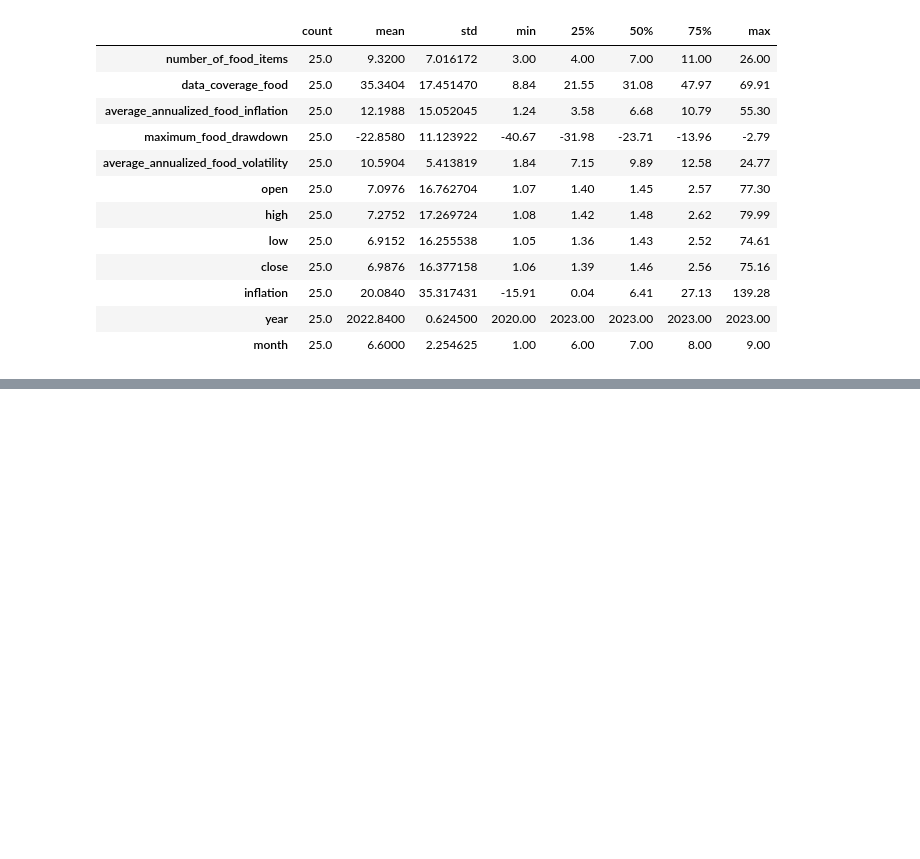
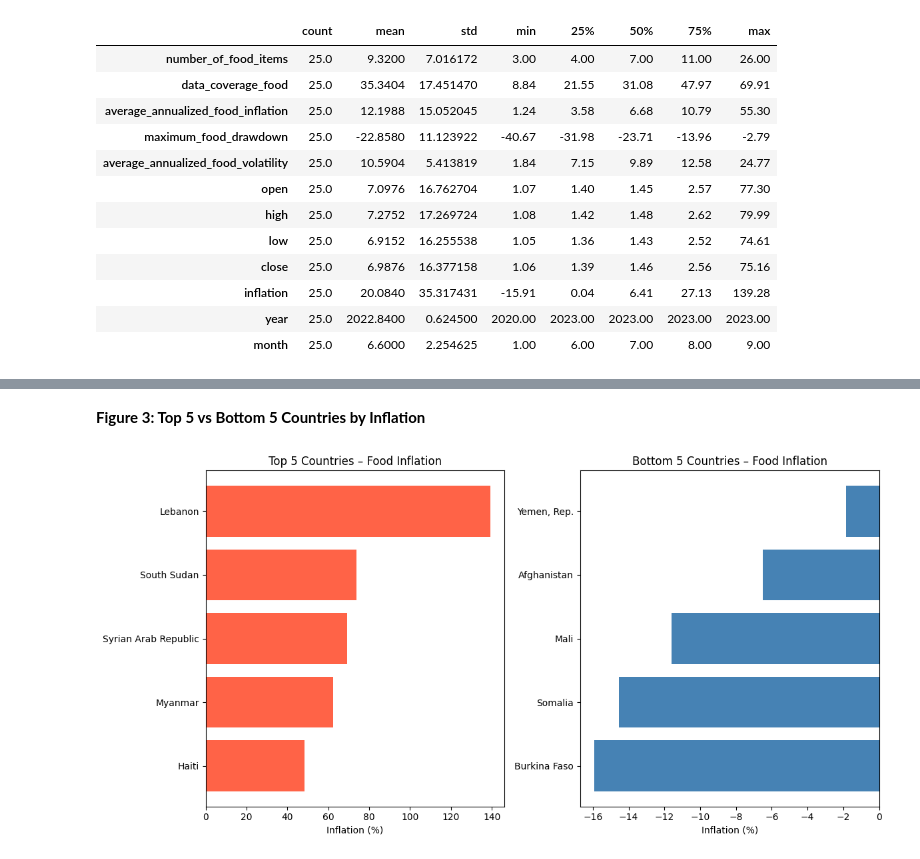
Before and after one commit to Richard-wv/food-price-inflation-analysis, a Jupyter notebook: jupyter_notebooks/exploratory_data_analysis.ipynb, the cells around one changed output, grey strips where cells are left out. Saved outputs shown, nothing was run; the diff lists cells and outputs as text; code cells hidden in the pictures; blank space fills up the shorter version.

```diff
--- a/jupyter_notebooks/exploratory_data_analysis.ipynb
+++ b/jupyter_notebooks/exploratory_data_analysis.ipynb
@@ -164,0 +199,30 @@ desc
+# %% [markdown]
+**Figure 3: Top 5 vs Bottom 5 Countries by Inflation**
+# %%
+# Top 5 vs Bottom 5 Countries by Food Inflation
+# Sort by inflation
+df_sorted = df.sort_values("inflation", ascending=False)
+
+# Top 5 and Bottom 5
+top5 = df_sorted.head(5)
+bottom5 = df_sorted.tail(5)
+
+# Create side-by-side bar charts
+fig, axes = plt.subplots(1, 2, figsize=(12,6))
+
+# Top 5
+axes[0].barh(top5["country"], top5["inflation"], color="tomato")
+axes[0].invert_yaxis()  # highest on top
+axes[0].set_title("Top 5 Countries – Food Inflation")
+axes[0].set_xlabel("Inflation (%)")
+
+# Bottom 5
+axes[1].barh(bottom5["country"], bottom5["inflation"], color="steelblue")
+axes[1].invert_yaxis()
+axes[1].set_title("Bottom 5 Countries – Food Inflation")
+axes[1].set_xlabel("Inflation (%)")
+
+plt.tight_layout()
+plt.show()
+# %% [output]
+[figure, added]
```
Also changed, not shown: parts of 9 cells of this notebook, 3 other files.
